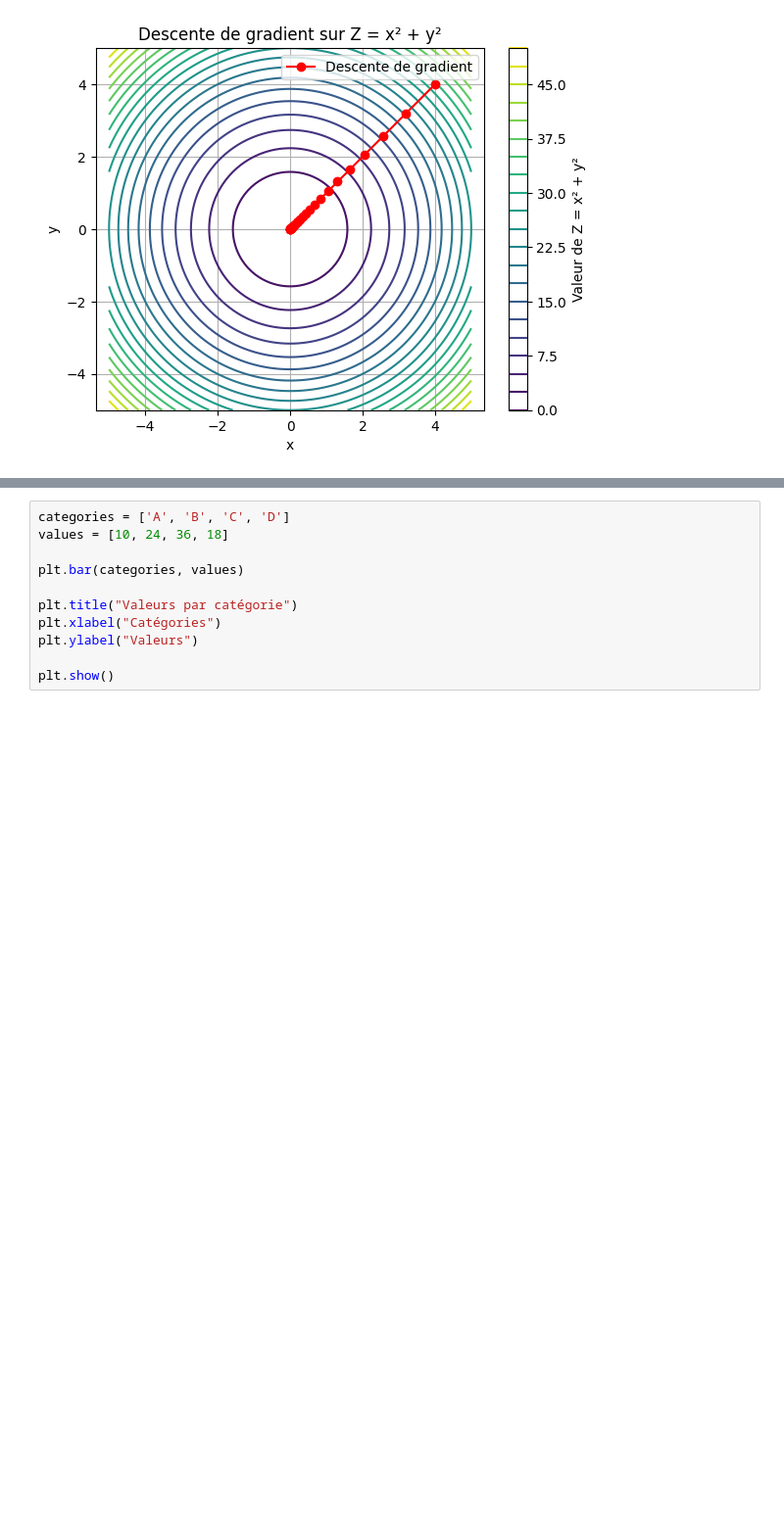
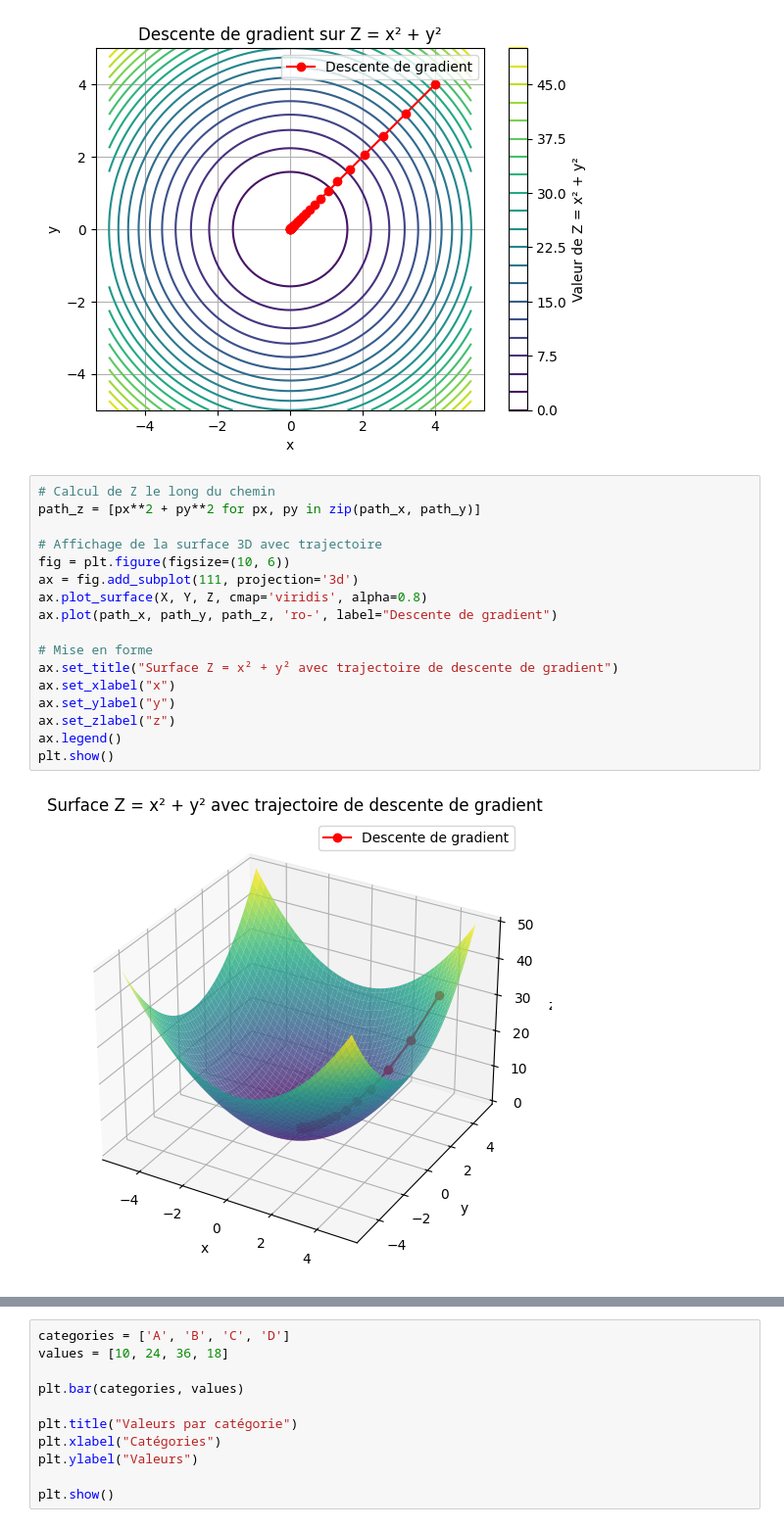
Before and after one commit to wakil69/InformatiquePrepaPlus, a Jupyter notebook: Cours/BasesPython/7.graphique/Graphiques.ipynb, the cells around one changed output, grey strips where cells are left out. Shown at 98% size. Cells and saved outputs as stored; diff of their text form; blank space fills up the shorter version.

```diff
--- a/Cours/BasesPython/7.graphique/Graphiques.ipynb
+++ b/Cours/BasesPython/7.graphique/Graphiques.ipynb
@@ -213,5 +228,24 @@ plt.axis('equal')
 plt.show()
 # %% [output]
 [figure]
+# %%
+# Calcul de Z le long du chemin
+path_z = [px**2 + py**2 for px, py in zip(path_x, path_y)]
+
+# Affichage de la surface 3D avec trajectoire
+fig = plt.figure(figsize=(10, 6))
+ax = fig.add_subplot(111, projection='3d')
+ax.plot_surface(X, Y, Z, cmap='viridis', alpha=0.8)
+ax.plot(path_x, path_y, path_z, 'ro-', label="Descente de gradient")
+
+# Mise en forme
+ax.set_title("Surface Z = x² + y² avec trajectoire de descente de gradient")
+ax.set_xlabel("x")
+ax.set_ylabel("y")
+ax.set_zlabel("z")
+ax.legend()
+plt.show()
+# %% [output]
+[figure, added]
 # %% [markdown]
 **Tracer un diagramme en barres verticales**
```
Also changed, not shown: parts of 9 cells of this notebook, 6 other files.
